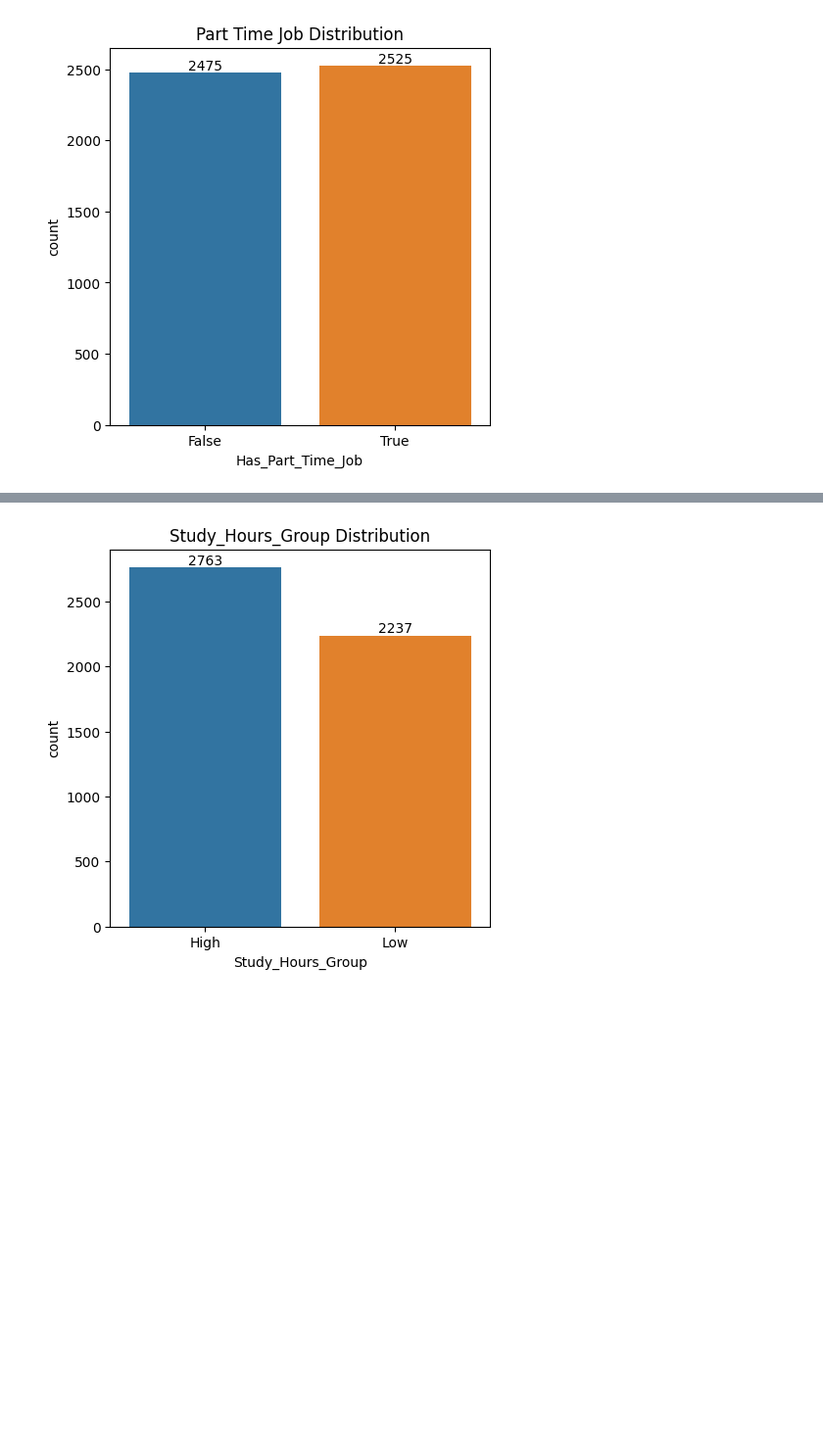
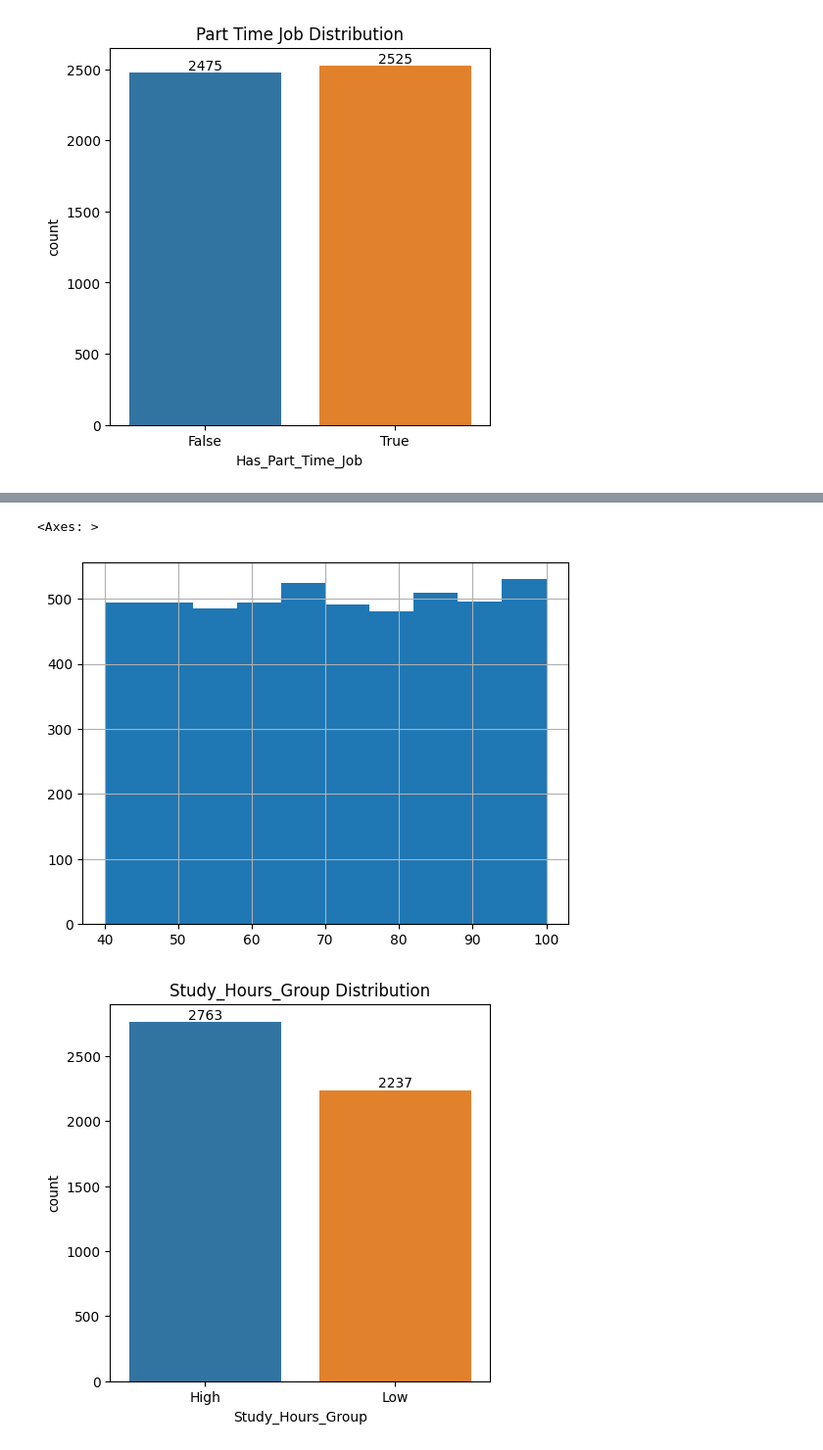
Before and after one commit to stanleyedward/dsc_eda, a Jupyter notebook: test.ipynb, the cells around one changed output, grey strips where cells are left out. Shown: that part at 98% size. Cells and saved outputs as stored; diff of their text form; code cells hidden in the pictures; blank space fills up the shorter version.

```diff
--- a/test.ipynb
+++ b/test.ipynb
@@ -104,3 +114,8 @@ plt.show()
+# %%
+df.Chemistry_Marks.hist()
+# %% [output]
+<Axes: >
+[figure, added]
 # %%
 plt.figure(figsize = (5,5))
 ax = sns.countplot(data = df, x = "Study_Hours_Group")
```
Also changed, not shown: parts of 9 cells of this notebook.
